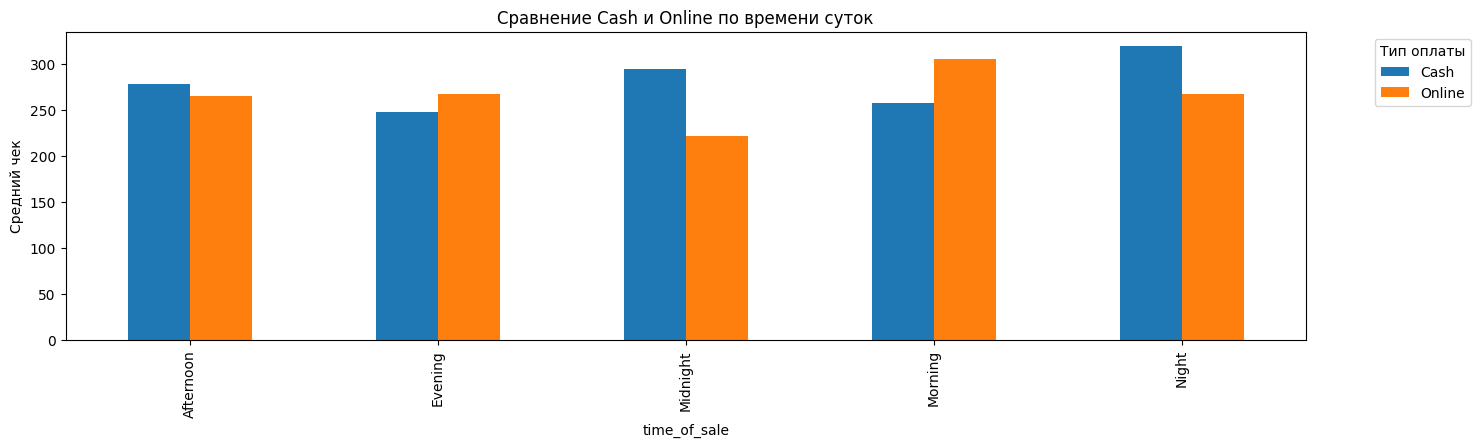
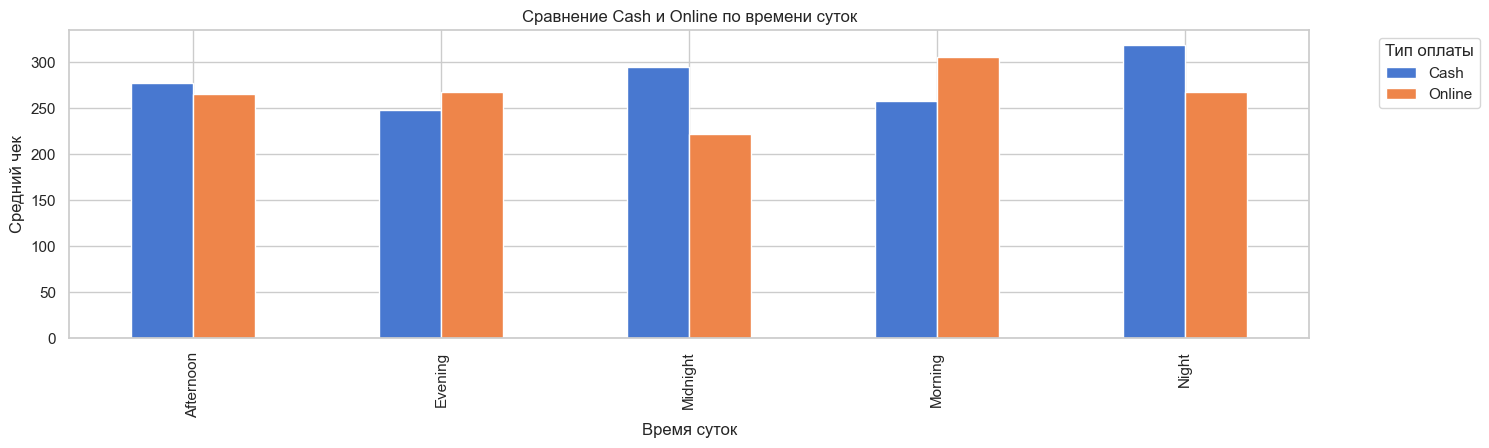
Unified diff of the notebook cell whose output changed from the first chart to the second:
--- before
+++ after
@@ -3,4 +3,5 @@
 plt.title('Сравнение Cash и Online по времени суток')
 plt.ylabel('Средний чек')
-plt.legend(title='Тип оплаты', bbox_to_anchor=(1.05, 1), loc='upper left') # Выносим легенду за график
+plt.xlabel('Время суток')
+plt.legend(title='Тип оплаты', bbox_to_anchor=(1.05, 1), loc='upper left')
 plt.show()

Commit: third commit